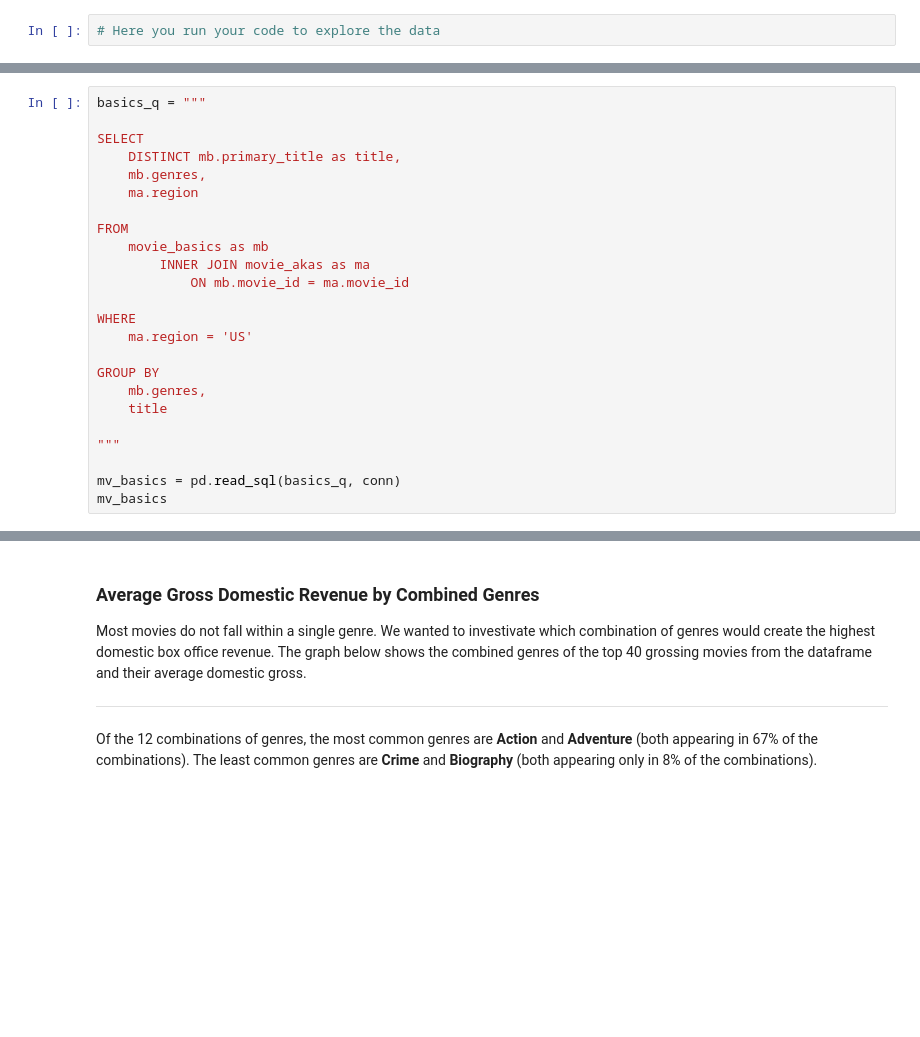
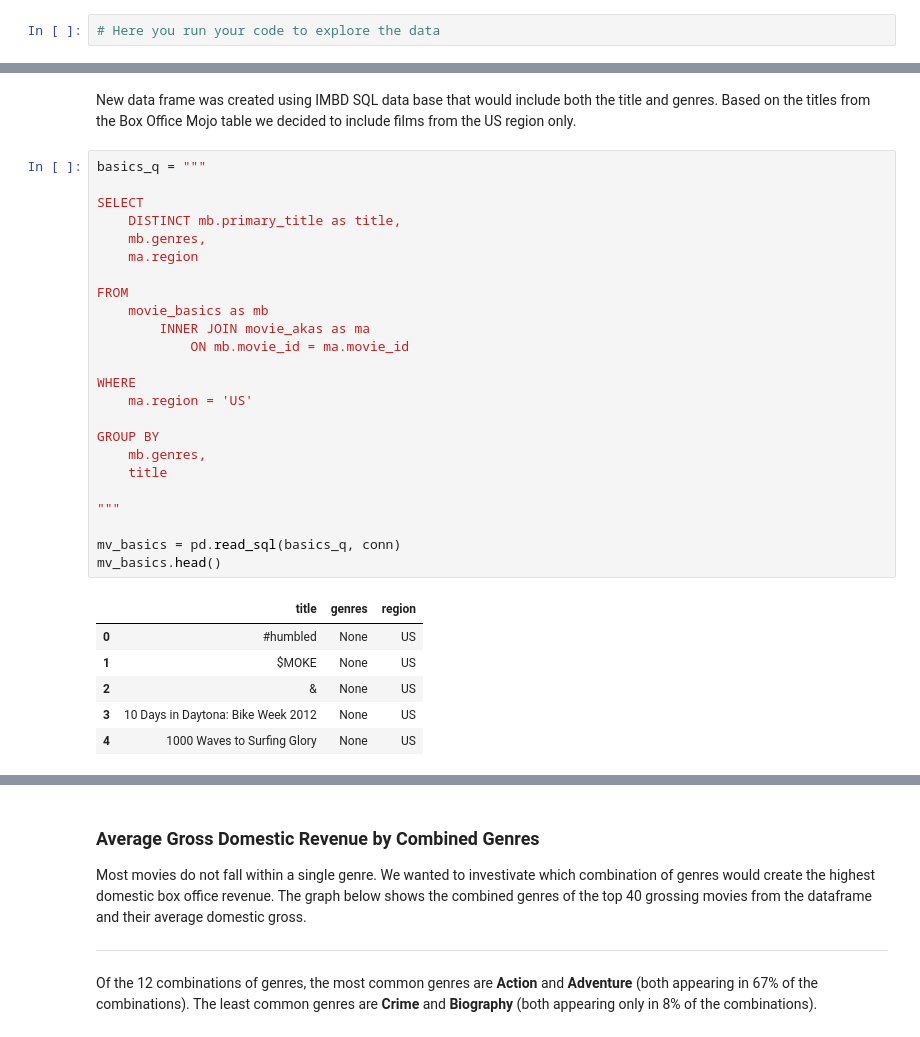
Before and after one commit to learn-co-curriculum/dsc-project-template, a Jupyter notebook: dsc-phase1-project-template.ipynb, the cells around one changed output, grey strips where cells are left out. Cells and saved outputs as stored; diff of their text form; blank space fills up the shorter version.

```diff
--- a/dsc-phase1-project-template.ipynb
+++ b/dsc-phase1-project-template.ipynb
@@ -98,24 +161,33 @@ bom_domestic_df_clean.sort_values(by='domestic_gross', ascending = False)
+# %% [markdown]
+New data frame was created using IMBD SQL data base that would include both the title and genres. Based on the titles from the Box Office Mojo table we decided to include films from the US region only.
 # %%
 basics_q = """
 
 SELECT
     DISTINCT mb.primary_title as title,
     mb.genres,
     ma.region
 
 FROM
     movie_basics as mb
         INNER JOIN movie_akas as ma
             ON mb.movie_id = ma.movie_id
 
 WHERE
     ma.region = 'US'
 
 GROUP BY
     mb.genres,
     title
 
 """
 
 mv_basics = pd.read_sql(basics_q, conn)
-mv_basics
+mv_basics.head()
+# %% [output]
+|  | title | genres | region |
+| 0 | #humbled | None | US |
+| 1 | $MOKE | None | US |
+| 2 | & | None | US |
+| 3 | 10 Days in Daytona: Bike Week 2012 | None | US |
+| 4 | 1000 Waves to Surfing Glory | None | US |
```
Also changed, not shown: parts of 40 cells of this notebook.
